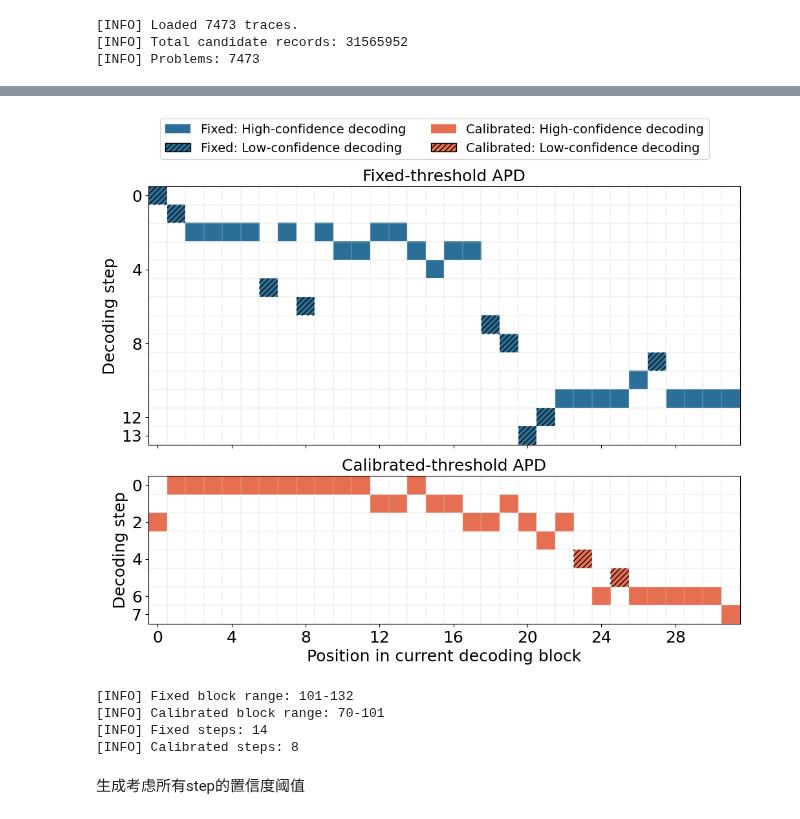
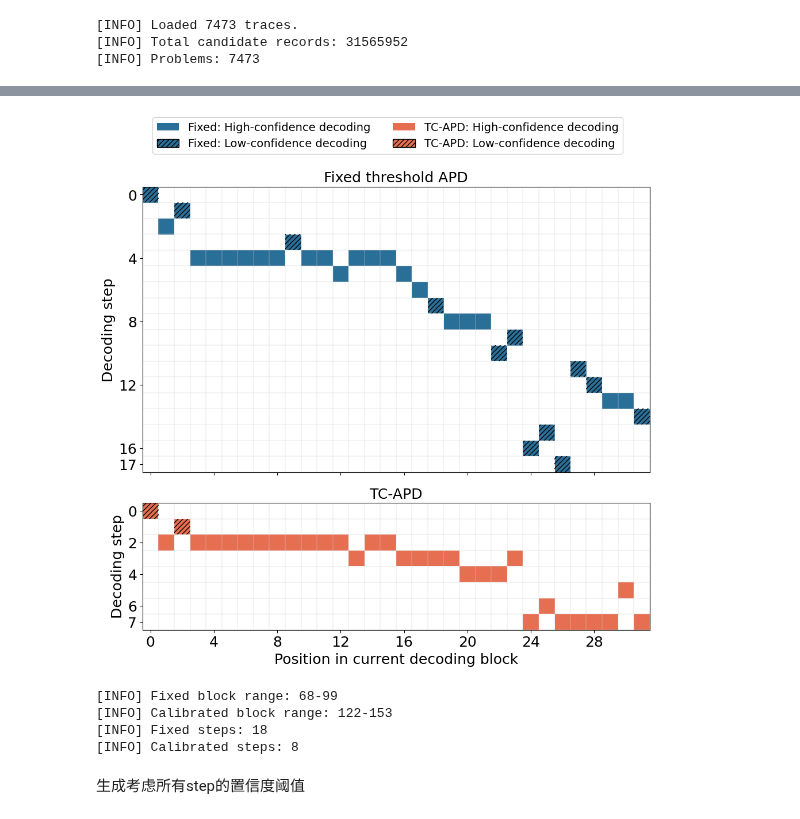
Before and after one commit to duterscmy/Prophet, a Jupyter notebook: analysis_confidence.ipynb, the cells around one changed output, grey strips where cells are left out. Cells and saved outputs as stored; diff of their text form; code cells hidden in the pictures.

```diff
--- a/analysis_confidence.ipynb
+++ b/analysis_confidence.ipynb
@@ -2543,8 +5690,8 @@ from pathlib import Path
 fixed_log_file = "logs/gsm8k_adaptive_parallel_len256_block32_thr0.90.log"
 cal_log_file = "./logs/gsm8k_dynamic_from_global_v2_c99.5_mincount200_minaccepted100_len256_block32_maxthr0.90_minthr0.05.log"
 
-sample_idx = 1
-block_id = 1
+sample_idx = 4
+block_id = 0
 block_size = 32
 
 out_dir = Path("figures/decoding_path")
@@ -2786,14 +5933,14 @@ fig, axes = plt.subplots(
 plot_one_grid(
     axes[0],
     fixed_grid,
-    "Fixed-threshold APD",
+    "Fixed threshold APD",
     BLUE,
 )
 
 plot_one_grid(
     axes[1],
     cal_grid,
-    "Calibrated-threshold APD",
+    "TC-APD",
     ORANGE,
 )
 
@@ -2806,41 +5953,41 @@ axes[1].set_xlabel("Position in current decoding block")
 legend_items = [
     Patch(facecolor=BLUE, edgecolor="none", label="Fixed: High-confidence decoding"),
     Patch(facecolor=BLUE, edgecolor="black", hatch="////", label="Fixed: Low-confidence decoding"),
-    Patch(facecolor=ORANGE, edgecolor="none", label="Calibrated: High-confidence decoding"),
-    Patch(facecolor=ORANGE, edgecolor="black", hatch="////", label="Calibrated: Low-confidence decoding"),
+    Patch(facecolor=ORANGE, edgecolor="none", label="TC-APD: High-confidence decoding"),
+    Patch(facecolor=ORANGE, edgecolor="black", hatch="////", label="TC-APD: Low-confidence decoding"),
 ]
 
 fig.legend(
     handles=legend_items,
     loc="upper center",
     bbox_to_anchor=(0.5, 1.01),
     ncol=2,
     frameon=True,
     fontsize=14,
 )
 
 plt.tight_layout(rect=[0, 0, 1, 0.95])
 
 
 # =========================
 # Save
 # =========================
 out_dir.mkdir(parents=True, exist_ok=True)
 
 plt.savefig(out_dir / out_name, bbox_inches="tight", dpi=300)
 plt.savefig(out_dir / out_name.replace(".pdf", ".png"), bbox_inches="tight", dpi=300)
 
 plt.show()
 
 print(f"[INFO] Fixed block range: {fixed_start}-{fixed_end - 1}")
 print(f"[INFO] Calibrated block range: {cal_start}-{cal_end - 1}")
 print(f"[INFO] Fixed steps: {fixed_steps}")
 print(f"[INFO] Calibrated steps: {cal_steps}")
 # %% [output]
-[figure, old version]
+[figure, new version]
-[INFO] Fixed block range: 101-132
-[INFO] Calibrated block range: 70-101
-[INFO] Fixed steps: 14
+[INFO] Fixed block range: 68-99
+[INFO] Calibrated block range: 122-153
+[INFO] Fixed steps: 18
 [INFO] Calibrated steps: 8
 # %% [markdown]
 生成考虑所有step的置信度阈值
```
Also changed, not shown: parts of 19 cells of this notebook.
